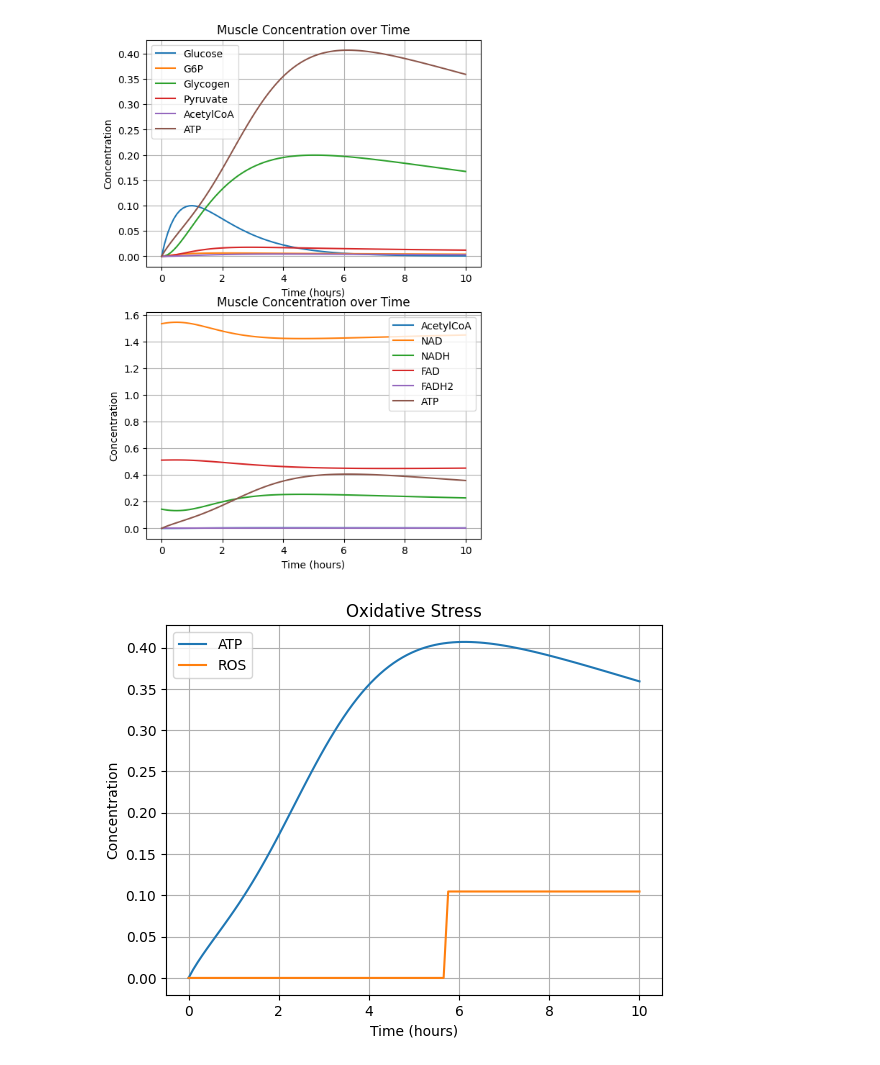
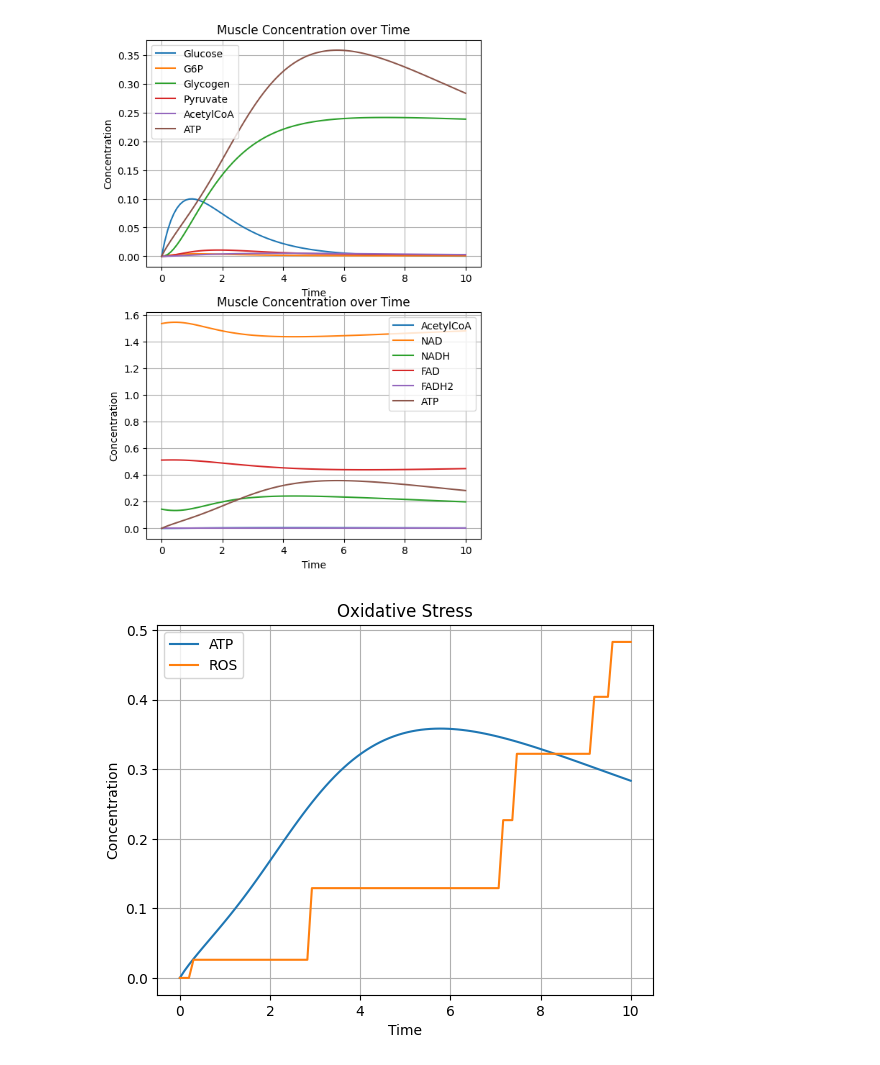
Before and after one commit to vivek-booshan/pkpd, a Jupyter notebook: food_metabolism/skeletalmuscle_2.ipynb, the cells around one changed output. Drawn from its saved outputs; the diff is of its cells as text; code cells hidden in the pictures.

```diff
--- a/food_metabolism/skeletalmuscle_2.ipynb
+++ b/food_metabolism/skeletalmuscle_2.ipynb
@@ -73,7 +73,7 @@ p = Parameters(
 
 
     g6p_to_glycogen=1,
-    glycogen_to_g6p=0.6,
+    glycogen_to_g6p=0.1,
     CLinsulin = 1,
     g6p_to_pyruvate=1,
     pyruvate_to_g6p=0.1,
@@ -87,8 +87,8 @@ p = Parameters(
     FADH2_ETC=1,
 
     # Alternative fuels
-    fattyacids_to_acetylcoa=0.01,
-    aminoacids_to_acetylcoa=0.1,
+    fattyacids_to_acetylcoa=1/8,
+    aminoacids_to_acetylcoa=1/4,
 
     # Anaerobic respiration
     pyruvate_to_lactate=0.1,
@@ -315,7 +315,7 @@ solution = solve_ivp(fun=lambda t, y: skeletalmuscle(t, y, p),
                      t_eval=t_eval,
                      method='LSODA')
 
-time_hours = solution.t
+timespan = solution.t
 glucoseplasma = solution.y[0]
 glucosemuscle = solution.y[1]
 glycogen = solution.y[9]
@@ -324,45 +324,45 @@ glycogen = solution.y[9]
 plt.figure(figsize=(12, 8))
 
 plt.subplot(3, 2, 1)
-plt.plot(time_hours, glucoseplasma, label='Plasma', color='red')
-plt.plot(time_hours, glucosemuscle, label='Muscle', color='blue')
-plt.xlabel('Time (hours)')
+plt.plot(timespan, glucoseplasma, label='Plasma', color='red')
+plt.plot(timespan, glucosemuscle, label='Muscle', color='blue')
+plt.xlabel('Time')
 plt.ylabel('Concentration')
 plt.title('Glucose Concentration over Time')
 plt.legend()
 plt.grid(True)
 
 plt.subplot(3, 2, 2)
-plt.plot(time_hours, solution.y[2], label='Plasma', color='red')
-plt.plot(time_hours, solution.y[3], label='Muscle', color='blue')
-plt.xlabel('Time (hours)')
+plt.plot(timespan, solution.y[2], label='Plasma', color='red')
+plt.plot(timespan, solution.y[3], label='Muscle', color='blue')
+plt.xlabel('Time')
 plt.ylabel('Concentration')
 plt.title('Insulin Concentration over Time')
 plt.legend()
 plt.grid(True)
 
 plt.subplot(3, 2, 3)
-plt.plot(time_hours, solution.y[4], label='Plasma', color='red')
-plt.plot(time_hours, solution.y[5], label='Muscle', color='blue')
-plt.xlabel('Time (hours)')
+plt.plot(timespan, solution.y[4], label='Plasma', color='red')
+plt.plot(timespan, solution.y[5], label='Muscle', color='blue')
+plt.xlabel('Time')
 plt.ylabel('Concentration')
 plt.title('Fatty Acid Concentration over Time')
 plt.legend()
 plt.grid(True)
 
 plt.subplot(3, 2, 4)
-plt.plot(time_hours, solution.y[6], label='Plasma', color='red')
-plt.plot(time_hours, solution.y[7], label='Muscle', color='blue')
-plt.xlabel('Time (hours)')
+plt.plot(timespan, solution.y[6], label='Plasma', color='red')
+plt.plot(timespan, solution.y[7], label='Muscle', color='blue')
+plt.xlabel('Time')
 plt.ylabel('Concentration')
 plt.title('Amino Acid Concentration over Time')
 plt.legend()
 plt.grid(True)
 
 plt.subplot(3, 2, 5)
-plt.plot(time_hours, solution.y[18], label='Plasma', color='red')
-plt.plot(time_hours, solution.y[19], label='Muscle', color='blue')
-plt.xlabel('Time (hours)')
+plt.plot(timespan, solution.y[18], label='Plasma', color='red')
+plt.plot(timespan, solution.y[19], label='Muscle', color='blue')
+plt.xlabel('Time')
 plt.ylabel('Concentration')
 plt.title('Lactate Concentration over Time')
 plt.legend()
@@ -401,59 +401,59 @@ plt.grid(True)
 # %%
 plt.figure(figsize=(6, 9))
 plt.subplot(2, 1, 1)
-plt.plot(time_hours, solution.y[1], label='Glucose')
-plt.plot(time_hours, solution.y[8], label='G6P')
-plt.plot(time_hours, solution.y[9], label='Glycogen')
-plt.plot(time_hours, solution.y[10], label='Pyruvate')
-plt.plot(time_hours, solution.y[11], label='AcetylCoA')
-plt.plot(time_hours, solution.y[17], label='ATP')
-plt.xlabel('Time (hours)')
+plt.plot(timespan, solution.y[1], label='Glucose')
+plt.plot(timespan, solution.y[8], label='G6P')
+plt.plot(timespan, solution.y[9], label='Glycogen')
+plt.plot(timespan, solution.y[10], label='Pyruvate')
+plt.plot(timespan, solution.y[11], label='AcetylCoA')
+plt.plot(timespan, solution.y[17], label='ATP')
+plt.xlabel('Time')
 plt.ylabel('Concentration')
 plt.title('Muscle Concentration over Time')
 plt.legend()
 plt.grid(True)
 
 plt.subplot(2, 1, 2)
-plt.plot(time_hours, solution.y[11], label='AcetylCoA')
-plt.plot(time_hours, solution.y[12], label='NAD')
-plt.plot(time_hours, solution.y[13], label='NADH')
-plt.plot(time_hours, solution.y[14], label='FAD')
-plt.plot(time_hours, solution.y[16], label='FADH2')
-plt.plot(time_hours, solution.y[17], label='ATP')
-plt.xlabel('Time (hours)')
+plt.plot(timespan, solution.y[11], label='AcetylCoA')
+plt.plot(timespan, solution.y[12], label='NAD')
+plt.plot(timespan, solution.y[13], label='NADH')
+plt.plot(timespan, solution.y[14], label='FAD')
+plt.plot(timespan, solution.y[16], label='FADH2')
+plt.plot(timespan, solution.y[17], label='ATP')
+plt.xlabel('Time')
 plt.ylabel('Concentration')
 plt.title('Muscle Concentration over Time')
 plt.legend()
 plt.grid(True)
 # %% [output]
-[figure, old version]
+[figure, new version]
 # %%
 
 
 
 ROSconc = []
 probability = 0.05
 cumulative_ros = 0
 for i in range(len(solution.y[16])):
 
 
     if probability>random.random():
         spike = (p.acetylcoa_to_TCA * solution.y[11][i] * solution.y[12][i]**3 * solution.y[14][i]
                     +p.FADH2_ETC*solution.y[15][i]**2
                     +p.NADH_ETC*solution.y[13][i]**2
                     +p.fattyacids_to_acetylcoa * solution.y[5][i] *solution.y[17][i] + p.aminoacids_to_acetylcoa * solution.y[7][i])
     else:
         spike =0
     cumulative_ros+=spike
     ROSconc.append(cumulative_ros)
 
 
-plt.plot(time_hours, solution.y[17], label='ATP')
-plt.plot(time_hours, ROSconc, label='ROS')
-plt.xlabel('Time (hours)')
+plt.plot(timespan, solution.y[17], label='ATP')
+plt.plot(timespan, ROSconc, label='ROS')
+plt.xlabel('Time')
 plt.ylabel('Concentration')
 plt.title('Oxidative Stress')
 plt.legend()
 plt.grid(True)
 # %% [output]
-[figure, old version]
+[figure, new version]
```
Also changed, not shown: parts of 2 cells of this notebook.
